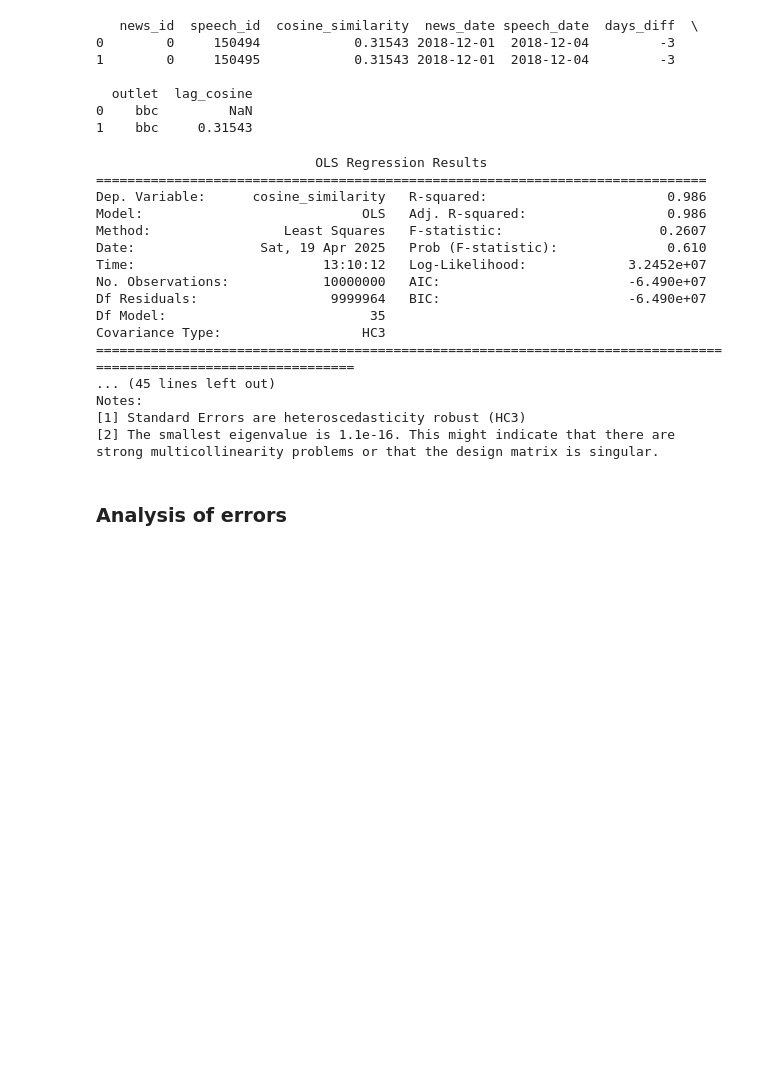
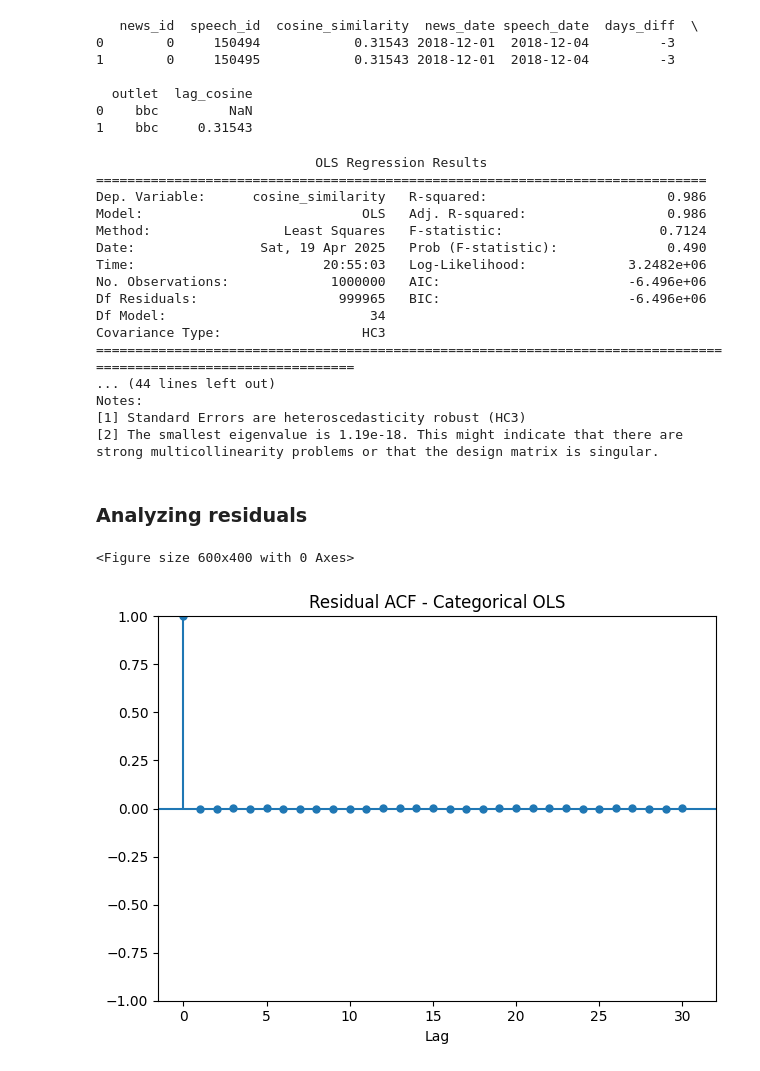
Before and after one commit to lramir14/MDS_thesis, a Jupyter notebook: clean-regressions.ipynb, the cells around one changed output. Saved outputs shown, nothing was run; the diff lists cells and outputs as text; code cells hidden in the pictures; blank space fills up the shorter version.

Commit message:
Kaggle Notebook | Clean_regressions | error tests, done

```diff
--- a/clean-regressions.ipynb
+++ b/clean-regressions.ipynb
@@ -508,7 +573,7 @@ enriched_df['lag_cosine'] = enriched_df.groupby('news_date')['cosine_similarity'
 df_dynamic = enriched_df.dropna(subset=['lag_cosine'])
 
 # Optional: sample if the dataset is large
-sample_size = 10_000_000  # Adjust if needed
+sample_size = 1_000_000  # Adjust if needed
 df_dynamic_sample = df_dynamic.sample(n=sample_size, random_state=42)
 
 # --- Define and run the dynamic model ---
@@ -526,16 +591,16 @@ print(model_dyn.summary())
 ==============================================================================
 Dep. Variable:      cosine_similarity   R-squared:                       0.986
 Model:                            OLS   Adj. R-squared:                  0.986
-Method:                 Least Squares   F-statistic:                    0.2607
-Date:                Sat, 19 Apr 2025   Prob (F-statistic):              0.610
-Time:                        13:10:12   Log-Likelihood:             3.2452e+07
-No. Observations:            10000000   AIC:                        -6.490e+07
-Df Residuals:                 9999964   BIC:                        -6.490e+07
-Df Model:                          35
+Method:                 Least Squares   F-statistic:                    0.7124
+Date:                Sat, 19 Apr 2025   Prob (F-statistic):              0.490
+Time:                        20:55:03   Log-Likelihood:             3.2482e+06
+No. Observations:             1000000   AIC:                        -6.496e+06
+Df Residuals:                  999965   BIC:                        -6.496e+06
+Df Model:                          34
 Covariance Type:                  HC3
 =================================================================================================================
-... (45 lines left out)
+... (44 lines left out)
 Notes:
 [1] Standard Errors are heteroscedasticity robust (HC3)
-[2] The smallest eigenvalue is 1.1e-16. This might indicate that there are
+[2] The smallest eigenvalue is 1.19e-18. This might indicate that there are
 strong multicollinearity problems or that the design matrix is singular.
@@ -552,15 +607,14 @@ df_dynamic = enriched_df.dropna(subset=['lag_cosine'])
-# %%
-import statsmodels.formula.api as smf
-
-# Define your dynamic model with a non-linear term for days_diff:
-formula = """
-cosine_similarity ~ lag_cosine + days_diff + I(days_diff**2) +
-C(outlet, Treatment('Other')) +
-C(month) +
-C(year)
-"""
-
-model_dyn = smf.ols(formula, data=df_dynamic, missing='drop').fit(cov_type='HC3')
-print(model_dyn.summary())
-# %% [markdown]
-### Analysis of errors
+# %% [markdown]
+### Analyzing residuals
+# %%
+# Residuals for categorical OLS model
+enriched_sample['residuals_ols'] = model.resid.loc[enriched_sample.index]
+
+# Residuals for dynamic OLS with lag and quadratic term
+df_dynamic_sample['residuals_dyn'] = model_dyn.resid.loc[df_dynamic_sample.index]
+
+# Residuals for mixed effects model
+enriched_sample['residuals_re'] = model_re.resid.loc[enriched_sample.index]
+
+# Sample size for residual analysis
+n_sample = 100_000
@@ -566,0 +652,19 @@ print(model_dyn.summary())
+# %%
+from statsmodels.graphics.tsaplots import plot_acf
+import matplotlib.pyplot as plt
+
+def plot_resid_acf(df, col, name):
+    plt.figure(figsize=(6, 4))
+    plot_acf(df[col].dropna(), lags=30)
+    plt.title(f'Residual ACF - {name}')
+    plt.xlabel("Lag")
+    plt.tight_layout()
+    plt.show()
+
+# ACF Plots for residuals of each model
+plot_resid_acf(enriched_sample, 'residuals_ols', 'Categorical OLS')
+plot_resid_acf(df_dynamic_sample, 'residuals_dyn', 'Dynamic OLS')
+plot_resid_acf(enriched_sample, 'residuals_re', 'Mixed Effects')
+# %% [output]
+<Figure size 600x400 with 0 Axes>
+[figure, added]
```
Also changed, not shown: parts of 16 cells of this notebook.
